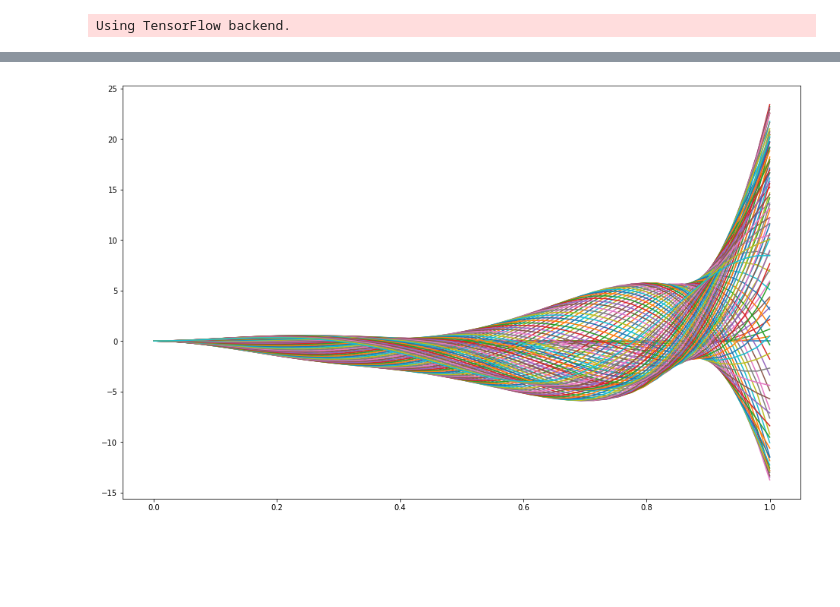
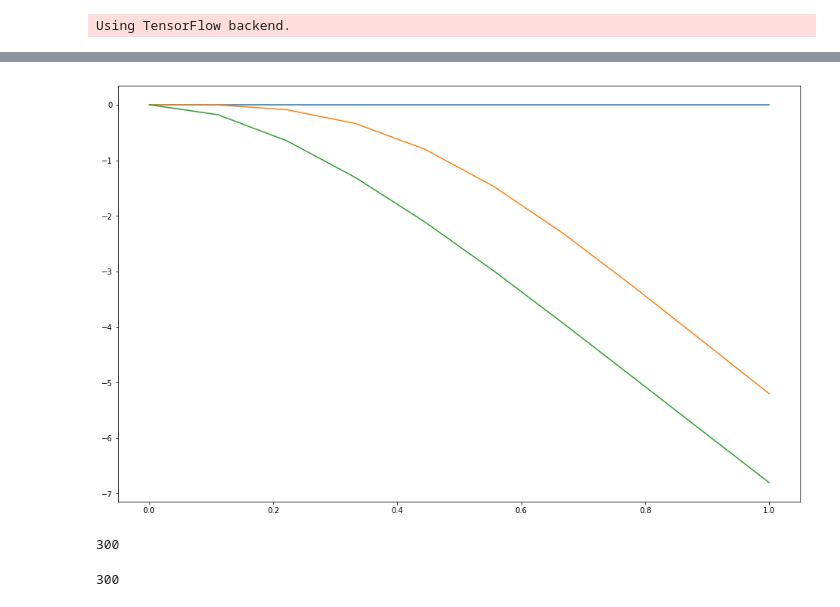
Before and after one commit to endrehp/FEM-ML, a Jupyter notebook: Cantilever_vibration.ipynb, the cells around one changed output, grey strips where cells are left out. Cells and saved outputs as stored; diff of their text form; code cells hidden in the pictures; blank space fills up the shorter version.

```diff
--- a/Cantilever_vibration.ipynb
+++ b/Cantilever_vibration.ipynb
@@ -15,16 +15,23 @@ from keras.optimizers import SGD
 # %% [output]
 Using TensorFlow backend.
 # %%
-n_nodes = 50
+n_nodes = 10
 n_dofs = n_nodes*2
 n_elements = n_nodes-1
 x = np.linspace(0, 1, n_nodes)
+# %%
+L = 1000 #mm
+rho = 0.006 #kg/mm
+E = 210000 #N/mm2
+I = 0.801*10**6 #mm4
+A = 764 #mm^2
 # %%
 #Element stiffnes matrix
-k = np.matrix([[12, 6, -12, 6], [6, 4, -6, 2], [-12, -6, 12, -6], [6, 2, -6, 4]])*10/12
+L = L/n_elements
+k = np.matrix([[12, -6*L, -12, -6*L], [-6*L, 4*L**2, 6*L, 2*L**2], [-12, 6*L, 12, 6*L], [-6*L, 2*L**2, 6*L, 4*L**2]])*E*I/L**3
 
 #Element mass matrix
-m = np.matrix([[156, 22, 54, -13],[22, 4, 13, -3], [54, 13, 156, -22], [-13, -3, -22, 4]] )*1/420
+m = np.matrix([[156, 22*L, 54, -13*L],[22*L, 4*L**2, 13*L, -3*L**2], [54, 13*L, 156, -22*L], [-13*L, -3*L**2, -22*L, 4*L**2]] )*rho*A*L/420
 # %%
 #Global stiffness matrix
 n_dofs = n_nodes*2
@@ -59,50 +77,56 @@ import random
 # %%
 #Timestepping Theta Scheme
 Theta = 1/2
-d_i = d0[2:]
-
-n_timesteps = 100000
+d_old = d0[2:]
+dt_old = d0[2:]
+n_timesteps = 300
 #D = np.zeros([n_nodes, n_timesteps])
 #D[:,0] = dz0
 
 dt = 1/10
 
 Minv = inv(M)
 MinvK = np.matmul(Minv, K)
-Q = inv(M + Theta*dt*K)
-P = (M + (Theta - 1)*dt*K)
+Q = inv(M + (Theta*dt)**2*K)
+P = (M - dt**2*Theta*(1-Theta)*K)
 F = np.zeros(n_dofs)
 F = F[2:]
-F_i = F
+F_new = F
 
 r_end = []
 rt_end = []
 f = []
 
 plt.figure(figsize=(16,10))
 
 for i in range(n_timesteps):
 
     #dt_i = -np.matmul(Minv, np.matmul(K,d_i)-F)
-    fi = np.random.random()*np.sin(i*dt/1000)
+    #fi = np.random.random()*np.sin(i*dt)
+    fi = 10000*np.sin(i*dt*2*np.pi)+10000*np.sin(i*dt*2*np.pi/20)
     f.append(fi)
 
-    F_i[-1] = fi
+    F_old = F_new
+    F_new[-2] = fi
 
-    d_i = np.matmul(Q, (np.matmul(P,d_i) + dt*F_i))
-    dt_i = -MinvK*d_i + Minv*F_i
 
-    dz = d_i[0:-1:2]
+    d_new = np.matmul(Q, np.matmul(P, d_old)) + dt*np.matmul(Q, np.matmul(M,dt_old)) + dt**2*np.matmul(Q, (Theta**2*F_new + Theta*(1-Theta)*F_old))
+
+    dt_new = dt_old - dt*np.matmul(MinvK, (Theta*d_new + (1-Theta)*d_old)) + dt*np.matmul(Minv, (Theta*F_new+(1-Theta)*F_old))
+
+    dz = d_new[0:-1:2]
     dz = np.insert(dz,0,0)
     #dz = np.append(dz,0)
 
     r_end.append(dz[-1])
-    rt_end.append(dt_i[-2])
+    rt_end.append(dt_new[-2])
 
+    d_old = d_new
+    dt_old = dt_new
 
-    if i%1000 == 0:
+    if i%100 == 0:
         plt.plot(x, dz)
 
 plt.show()
 # %% [output]
-[figure, old version]
+[figure, new version]
@@ -112,0 +133,8 @@ d = 10 #number of steps in "model memory"
+# %%
+len(rt_end)
+# %% [output]
+300
+# %%
+len(r_end)
+# %% [output]
+300
```
Also changed, not shown: parts of 15 cells of this notebook.
